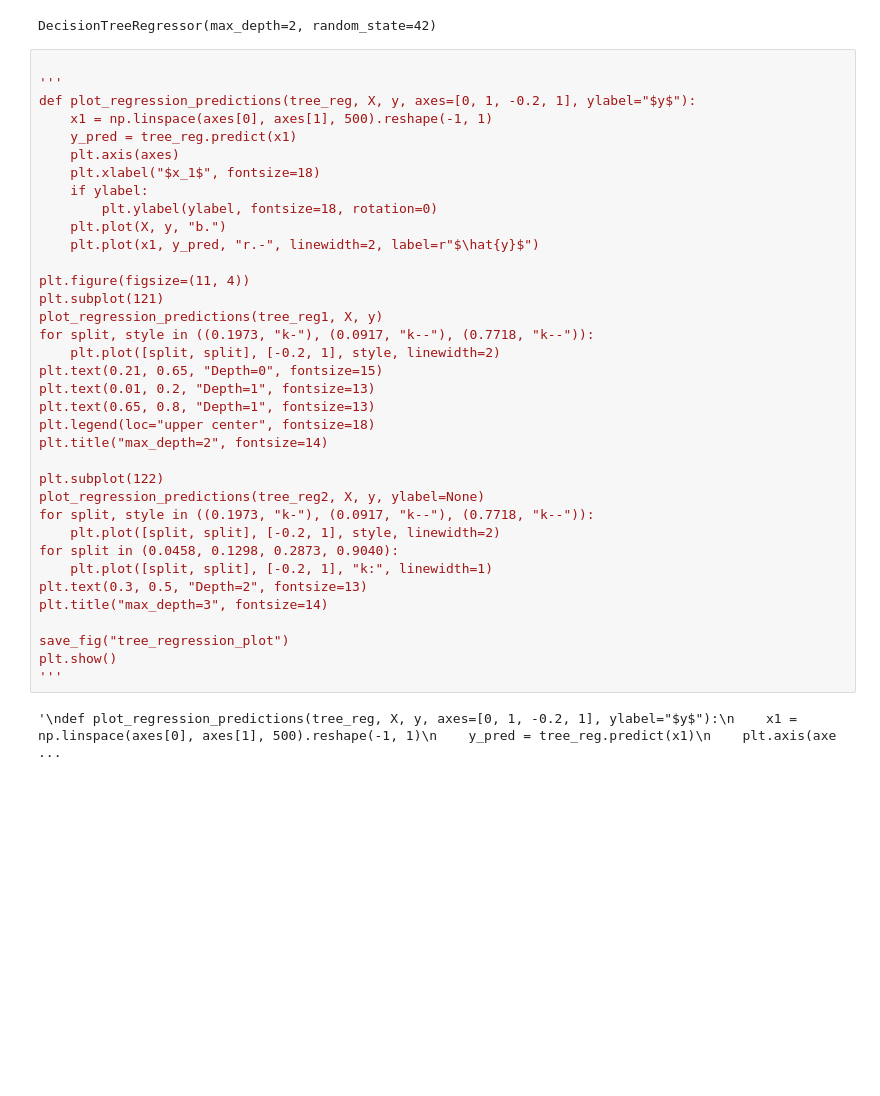
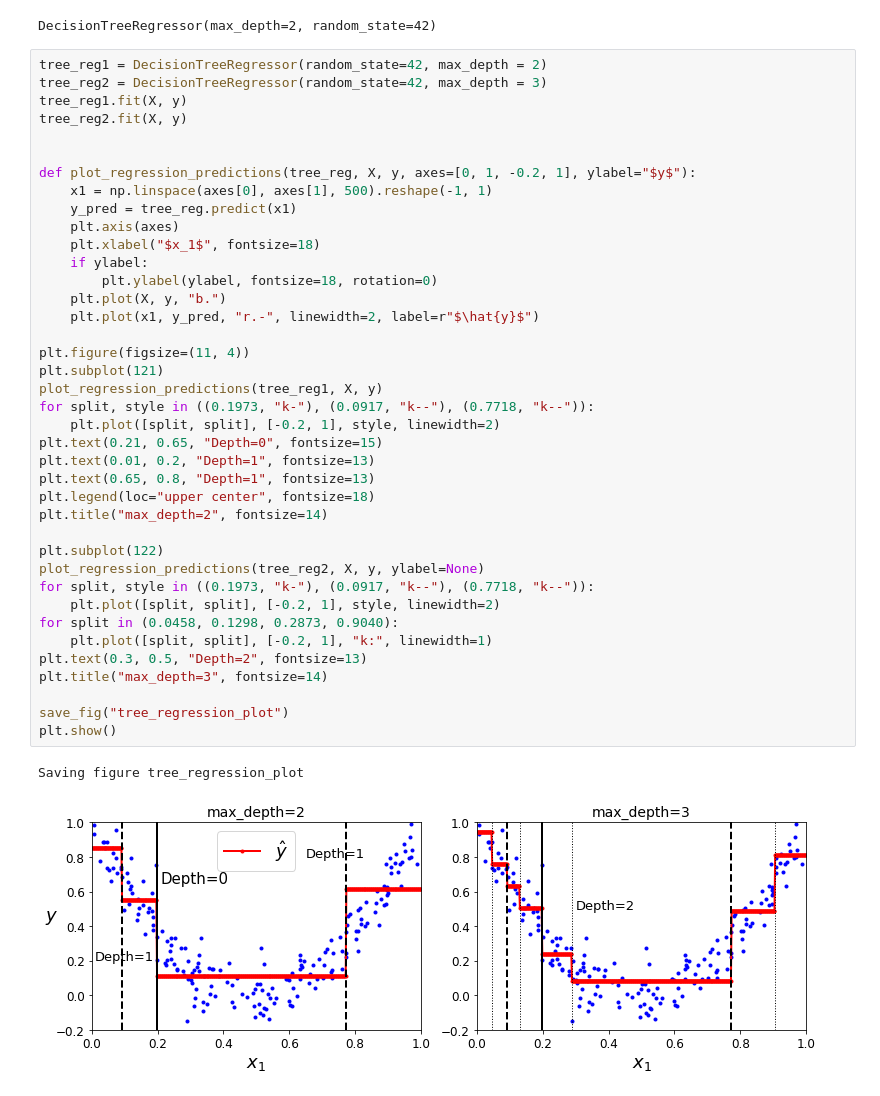
Before and after one commit to rafazamb/DS_PT_ENE21, a Jupyter notebook: 2-Machine_Learning/2.1_Supervised/2.1.4 Trees/1 - Decision_trees - clase - solucion.ipynb, the cells around one changed output. Saved outputs shown, nothing was run; the diff lists cells and outputs as text; blank space fills up the shorter version.

```diff
--- a/2-Machine_Learning/2.1_Supervised/2.1.4 Trees/1 - Decision_trees - clase - solucion.ipynb
+++ b/2-Machine_Learning/2.1_Supervised/2.1.4 Trees/1 - Decision_trees - clase - solucion.ipynb
@@ -348,40 +348,44 @@ tree_reg.fit(X,y)
 # %% [output]
 DecisionTreeRegressor(max_depth=2, random_state=42)
 # %%
+tree_reg1 = DecisionTreeRegressor(random_state=42, max_depth = 2)
+tree_reg2 = DecisionTreeRegressor(random_state=42, max_depth = 3)
+tree_reg1.fit(X, y)
+tree_reg2.fit(X, y)
 
-'''
+
 def plot_regression_predictions(tree_reg, X, y, axes=[0, 1, -0.2, 1], ylabel="$y$"):
     x1 = np.linspace(axes[0], axes[1], 500).reshape(-1, 1)
     y_pred = tree_reg.predict(x1)
     plt.axis(axes)
     plt.xlabel("$x_1$", fontsize=18)
     if ylabel:
         plt.ylabel(ylabel, fontsize=18, rotation=0)
     plt.plot(X, y, "b.")
     plt.plot(x1, y_pred, "r.-", linewidth=2, label=r"$\hat{y}$")
 
 plt.figure(figsize=(11, 4))
 plt.subplot(121)
 plot_regression_predictions(tree_reg1, X, y)
 for split, style in ((0.1973, "k-"), (0.0917, "k--"), (0.7718, "k--")):
     plt.plot([split, split], [-0.2, 1], style, linewidth=2)
 plt.text(0.21, 0.65, "Depth=0", fontsize=15)
 plt.text(0.01, 0.2, "Depth=1", fontsize=13)
 plt.text(0.65, 0.8, "Depth=1", fontsize=13)
 plt.legend(loc="upper center", fontsize=18)
 plt.title("max_depth=2", fontsize=14)
 
 plt.subplot(122)
 plot_regression_predictions(tree_reg2, X, y, ylabel=None)
 for split, style in ((0.1973, "k-"), (0.0917, "k--"), (0.7718, "k--")):
     plt.plot([split, split], [-0.2, 1], style, linewidth=2)
 for split in (0.0458, 0.1298, 0.2873, 0.9040):
     plt.plot([split, split], [-0.2, 1], "k:", linewidth=1)
 plt.text(0.3, 0.5, "Depth=2", fontsize=13)
 plt.title("max_depth=3", fontsize=14)
 
 save_fig("tree_regression_plot")
 plt.show()
-'''
 # %% [output]
-'\ndef plot_regression_predictions(tree_reg, X, y, axes=[0, 1, -0.2, 1], ylabel="$y$"):\n    x1 = np.linspace(axes[0], axes[1], 500).reshape(-1, 1)\n    y_pred = tree_reg.predict(x1)\n    plt.axis(axe ...
+Saving figure tree_regression_plot
+[figure, added]
```
Also changed, not shown: parts of 2 cells of this notebook.
